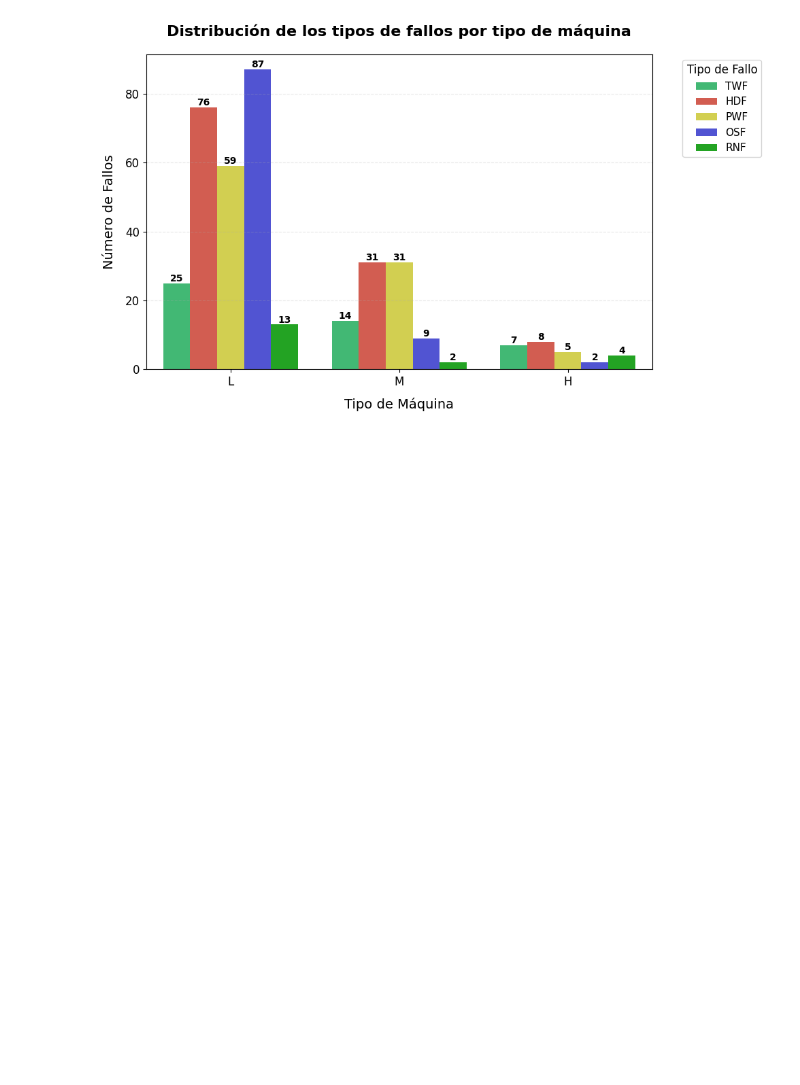
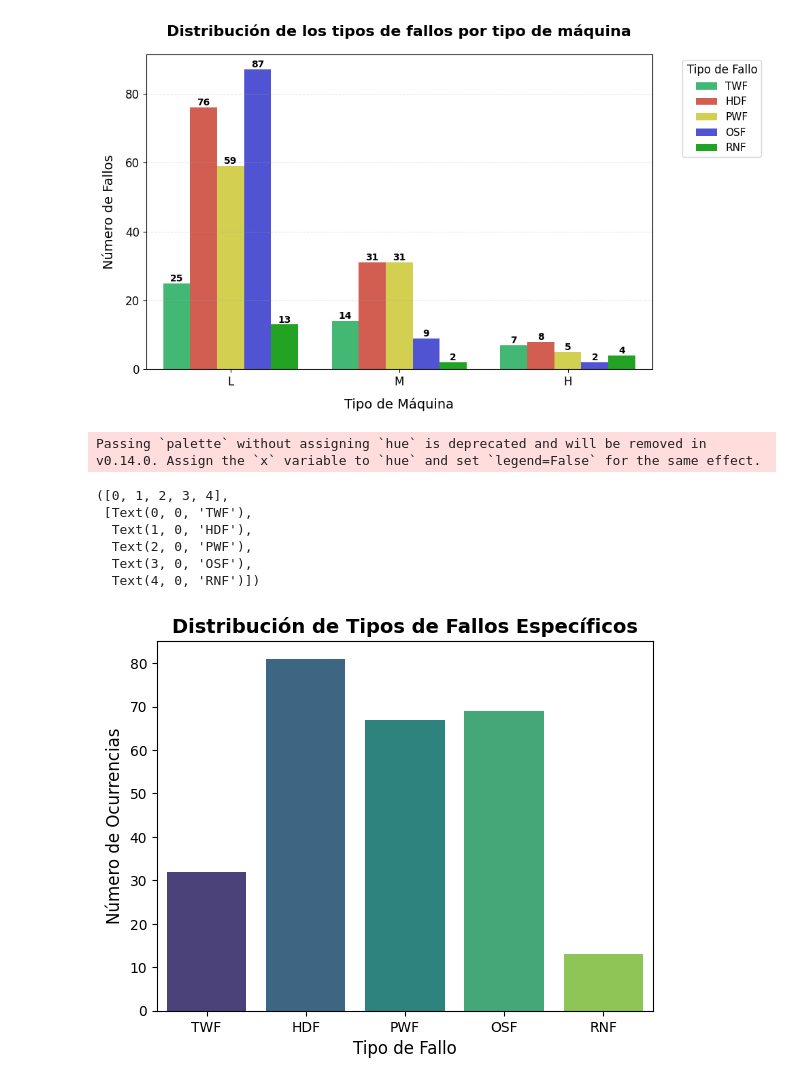
Before and after one commit to katherinerguez/Predictive-Repair-System, a Jupyter notebook: preprocessing.ipynb, the cells around one changed output. Saved outputs shown, nothing was run; the diff lists cells and outputs as text; code cells hidden in the pictures; blank space fills up the shorter version.

```diff
--- a/preprocessing.ipynb
+++ b/preprocessing.ipynb
@@ -195,3 +191,27 @@ test_df  = pd.concat([X_test,  y_test],  axis=1)
 train_df.to_csv('data/processed/train.csv', index=False)
 val_df.to_csv('data/processed/validation.csv', index=False)
 test_df.to_csv('data/processed/test.csv', index=False)
+# %%
+with open('data/processed/train.csv', 'r') as f:
+    data_train=pd.read_csv(f)
+with open('data/processed/test.csv', 'r') as f:
+    data_test=pd.read_csv(f)
+with open('data/processed/validation.csv', 'r') as f:
+    data_val=pd.read_csv(f)
+# %%
+conteo_train = data_train[tipos_fallos].sum()
+
+sns.barplot(x=tipos_fallos, y=conteo_train.values, palette='viridis')
+plt.title('Distribución de Tipos de Fallos Específicos', fontsize=14, fontweight='bold')
+plt.xlabel('Tipo de Fallo', fontsize=12)
+plt.ylabel('Número de Ocurrencias', fontsize=12)
+plt.xticks()
+# %% [output]
+Passing `palette` without assigning `hue` is deprecated and will be removed in v0.14.0. Assign the `x` variable to `hue` and set `legend=False` for the same effect.
+([0, 1, 2, 3, 4],
+ [Text(0, 0, 'TWF'),
+  Text(1, 0, 'HDF'),
+  Text(2, 0, 'PWF'),
+  Text(3, 0, 'OSF'),
+  Text(4, 0, 'RNF')])
+[figure, added]
```
Also changed, not shown: parts of 9 cells of this notebook, 4 other files.
